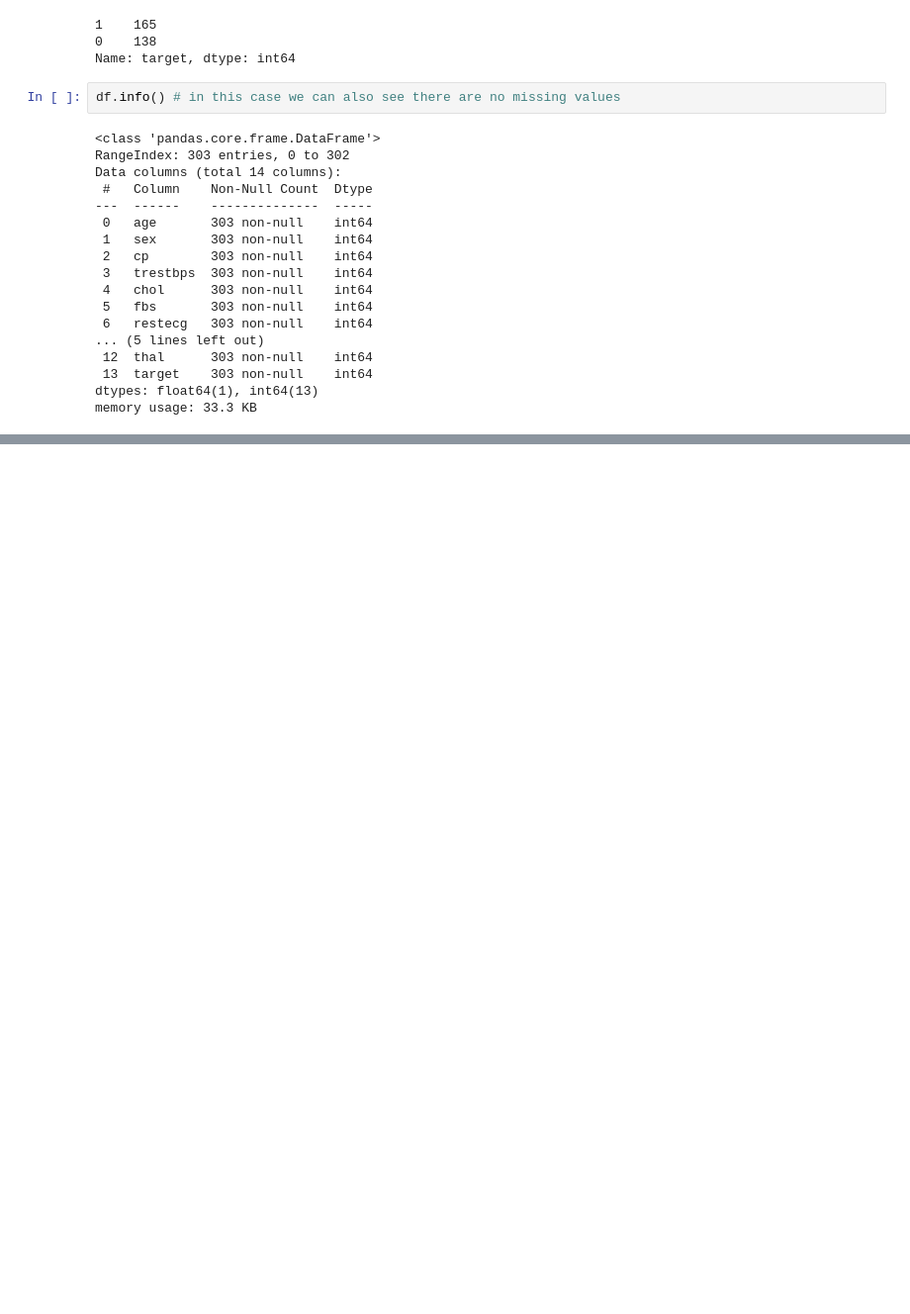
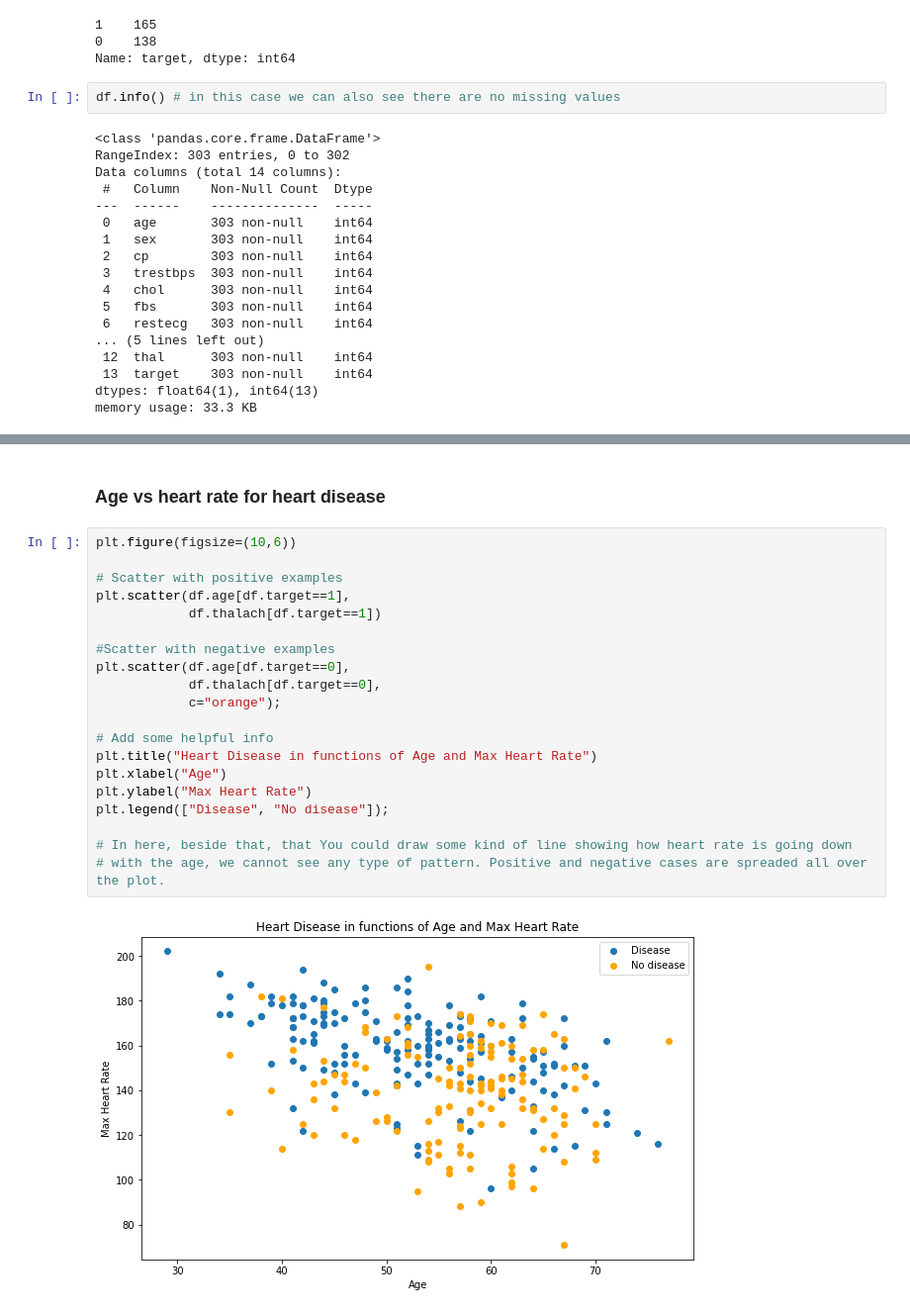
Before and after one commit to tomasz-urban/ML-projects, a Jupyter notebook: heart-disease/heart-disease-classification.ipynb, the cells around one changed output, grey strips where cells are left out. Shown at 99% size. Drawn from its saved outputs; the diff is of its cells as text; blank space fills up the shorter version.

```diff
--- a/heart-disease/heart-disease-classification.ipynb
+++ b/heart-disease/heart-disease-classification.ipynb
@@ -151,0 +182,24 @@ pd.crosstab(df.target, df.sex).plot(kind="bar",
+# %% [markdown]
+### Age vs heart rate for heart disease
+# %%
+plt.figure(figsize=(10,6))
+
+# Scatter with positive examples
+plt.scatter(df.age[df.target==1],
+            df.thalach[df.target==1])
+
+#Scatter with negative examples
+plt.scatter(df.age[df.target==0],
+            df.thalach[df.target==0],
+            c="orange");
+
+# Add some helpful info
+plt.title("Heart Disease in functions of Age and Max Heart Rate")
+plt.xlabel("Age")
+plt.ylabel("Max Heart Rate")
+plt.legend(["Disease", "No disease"]);
+
+# In here, beside that, that You could draw some kind of line showing how heart rate is going down
+# with the age, we cannot see any type of pattern. Positive and negative cases are spreaded all over the plot.
+# %% [output]
+[figure, added]
```
Also changed, not shown: parts of 57 cells of this notebook.
